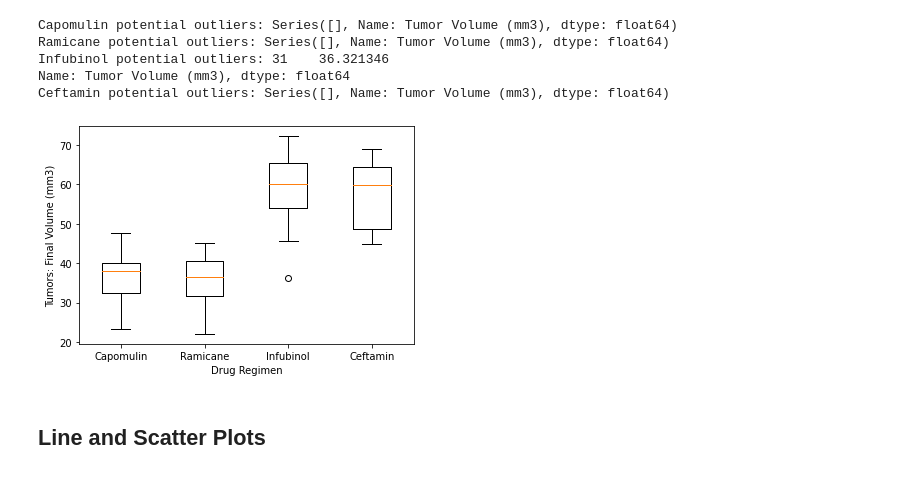
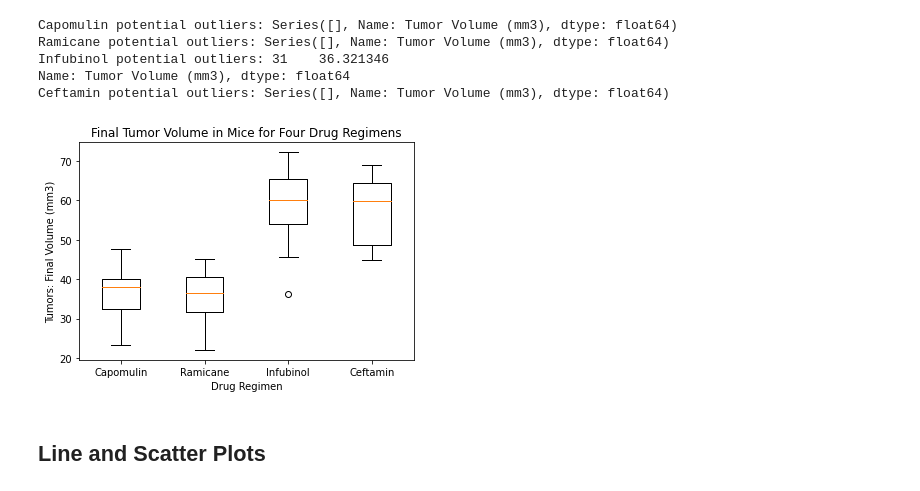
Before and after one commit to arerickson28/matplotlib-challenge, a Jupyter notebook: Pymaceuticals/pymaceuticals_starter.ipynb, the cells around one changed output. Drawn from its saved outputs; the diff is of its cells as text; code cells hidden in the pictures.

```diff
--- a/Pymaceuticals/pymaceuticals_starter.ipynb
+++ b/Pymaceuticals/pymaceuticals_starter.ipynb
@@ -249,11 +254,12 @@ Ceftamin potential outliers: Series([], Name: Tumor Volume (mm3), dtype: float64
 # %%
 # Generate a box plot of the final tumor volume of each mouse across four regimens of interest
 plt.boxplot(tumor_volume_list, labels = drug_list)
 plt.ylabel("Tumors: Final Volume (mm3)")
 plt.xlabel("Drug Regimen")
+plt.title("Final Tumor Volume in Mice for Four Drug Regimens")
 plt.show()
 # %% [output]
-[figure, old version]
+[figure, new version]
 # %% [markdown]
 ## Line and Scatter Plots
 # %%
```
Also changed, not shown: parts of 14 cells of this notebook.
